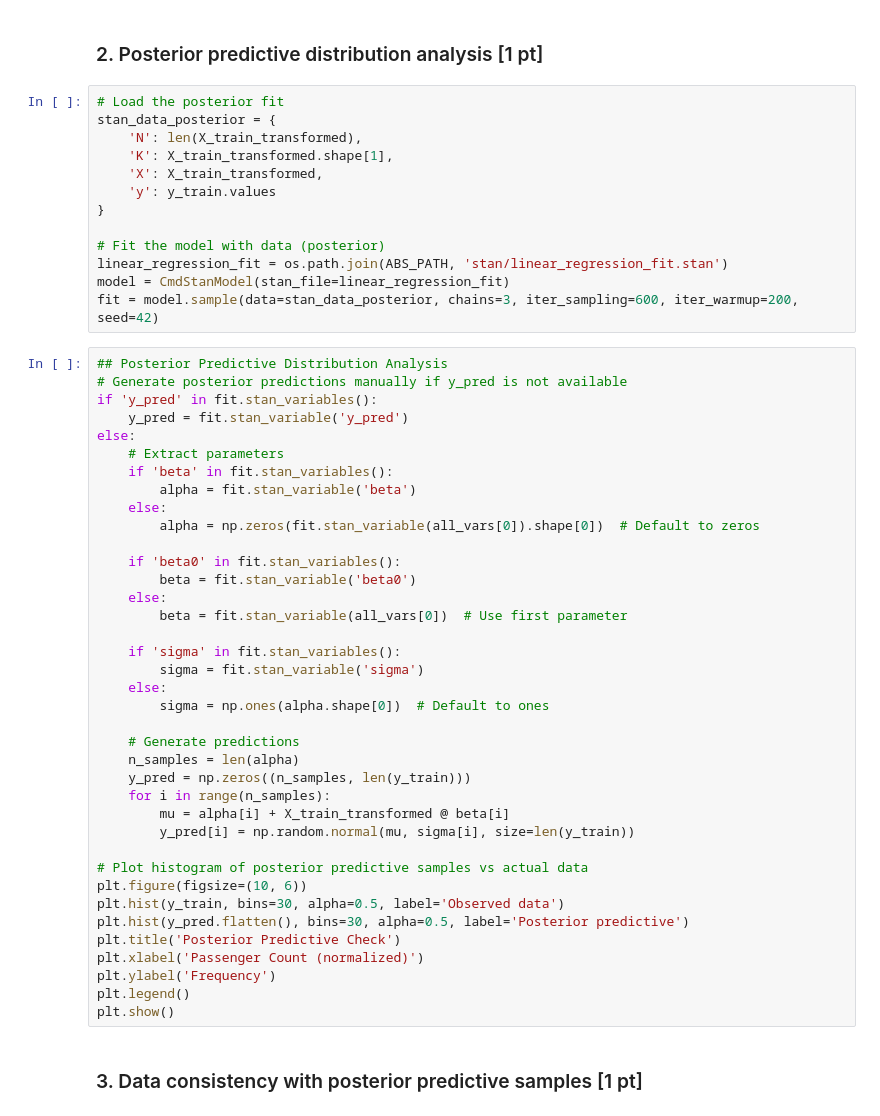
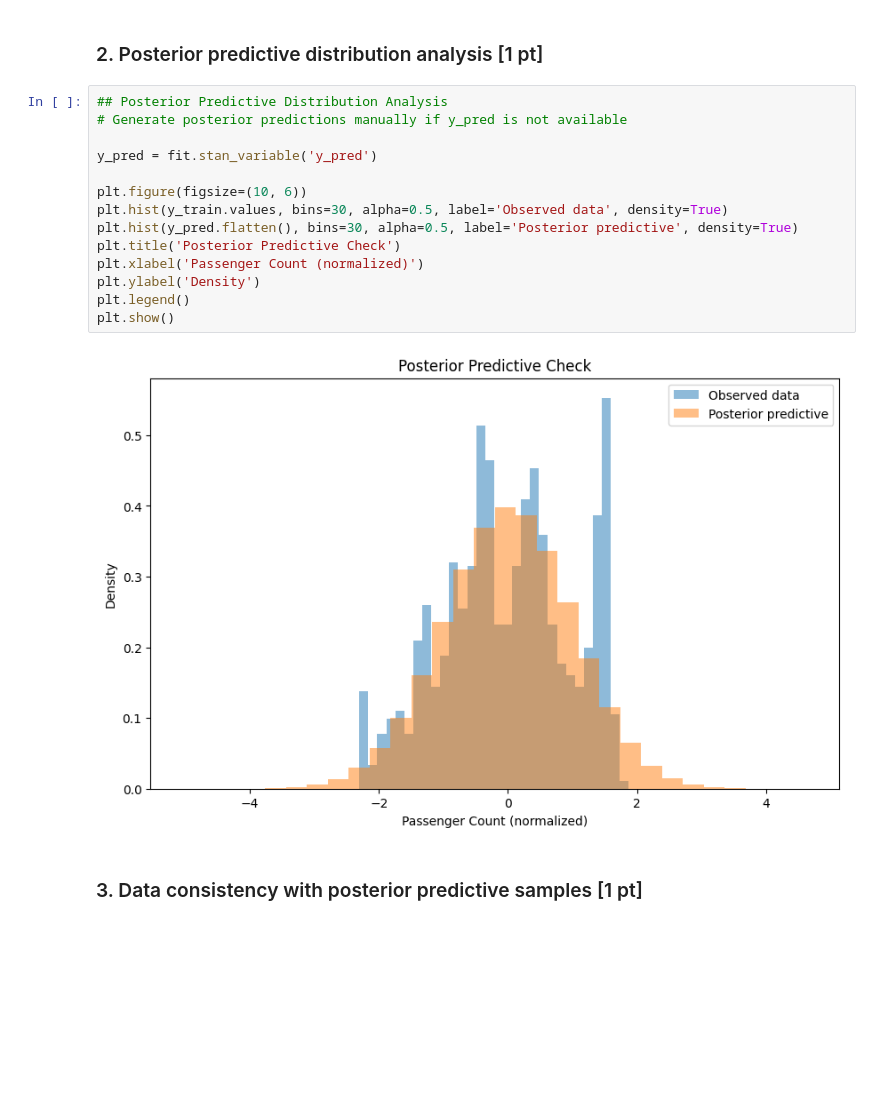
Before and after one commit to NorbertSzewczak/Bayesian-analysis-of-public-transport-passengers, a Jupyter notebook: model_1.ipynb, the cells around one changed output. Cells and saved outputs as stored; diff of their text form; blank space fills up the shorter version.

```diff
--- a/model_1.ipynb
+++ b/model_1.ipynb
@@ -345,56 +388,21 @@ plt.show()
 # %% [markdown]
 ### 2. Posterior predictive distribution analysis [1 pt]
-# %%
-# Load the posterior fit
-stan_data_posterior = {
-    'N': len(X_train_transformed),
-    'K': X_train_transformed.shape[1],
-    'X': X_train_transformed,
-    'y': y_train.values
-}
-
-# Fit the model with data (posterior)
-linear_regression_fit = os.path.join(ABS_PATH, 'stan/linear_regression_fit.stan')
-model = CmdStanModel(stan_file=linear_regression_fit)
-fit = model.sample(data=stan_data_posterior, chains=3, iter_sampling=600, iter_warmup=200, seed=42)
 # %%
 ## Posterior Predictive Distribution Analysis
 # Generate posterior predictions manually if y_pred is not available
-if 'y_pred' in fit.stan_variables():
-    y_pred = fit.stan_variable('y_pred')
-else:
-    # Extract parameters
-    if 'beta' in fit.stan_variables():
-        alpha = fit.stan_variable('beta')
-    else:
-        alpha = np.zeros(fit.stan_variable(all_vars[0]).shape[0])  # Default to zeros
 
-    if 'beta0' in fit.stan_variables():
-        beta = fit.stan_variable('beta0')
-    else:
-        beta = fit.stan_variable(all_vars[0])  # Use first parameter
+y_pred = fit.stan_variable('y_pred')
 
-    if 'sigma' in fit.stan_variables():
-        sigma = fit.stan_variable('sigma')
-    else:
-        sigma = np.ones(alpha.shape[0])  # Default to ones
-
-    # Generate predictions
-    n_samples = len(alpha)
-    y_pred = np.zeros((n_samples, len(y_train)))
-    for i in range(n_samples):
-        mu = alpha[i] + X_train_transformed @ beta[i]
-        y_pred[i] = np.random.normal(mu, sigma[i], size=len(y_train))
-
-# Plot histogram of posterior predictive samples vs actual data
 plt.figure(figsize=(10, 6))
-plt.hist(y_train, bins=30, alpha=0.5, label='Observed data')
-plt.hist(y_pred.flatten(), bins=30, alpha=0.5, label='Posterior predictive')
+plt.hist(y_train.values, bins=30, alpha=0.5, label='Observed data', density=True)
+plt.hist(y_pred.flatten(), bins=30, alpha=0.5, label='Posterior predictive', density=True)
 plt.title('Posterior Predictive Check')
 plt.xlabel('Passenger Count (normalized)')
-plt.ylabel('Frequency')
+plt.ylabel('Density')
 plt.legend()
 plt.show()
+# %% [output]
+[figure, added]
 # %% [markdown]
 ### 3. Data consistency with posterior predictive samples [1 pt]
 # %%
```
Also changed, not shown: parts of 9 cells of this notebook.
